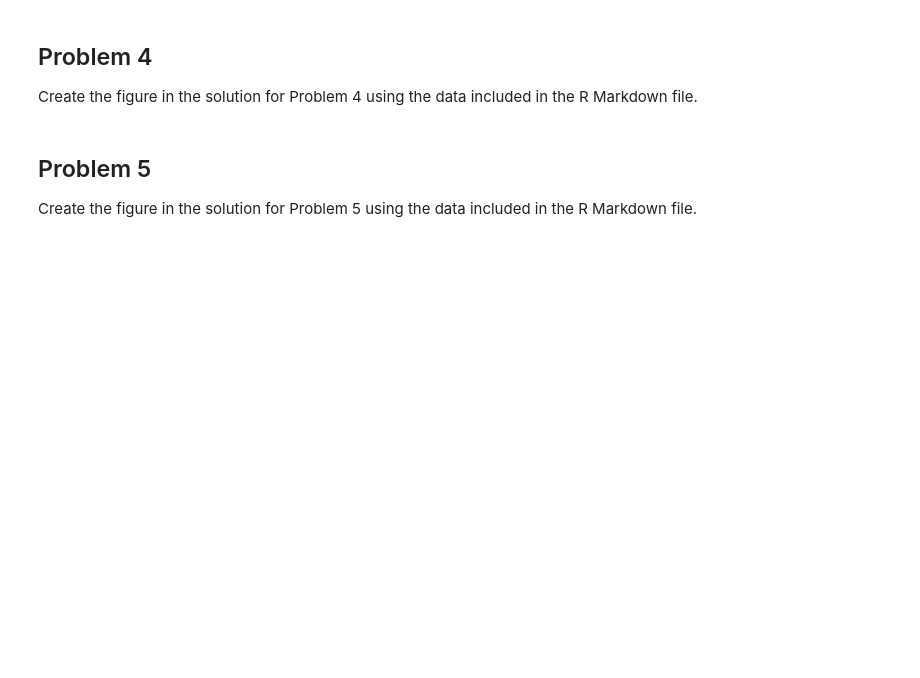
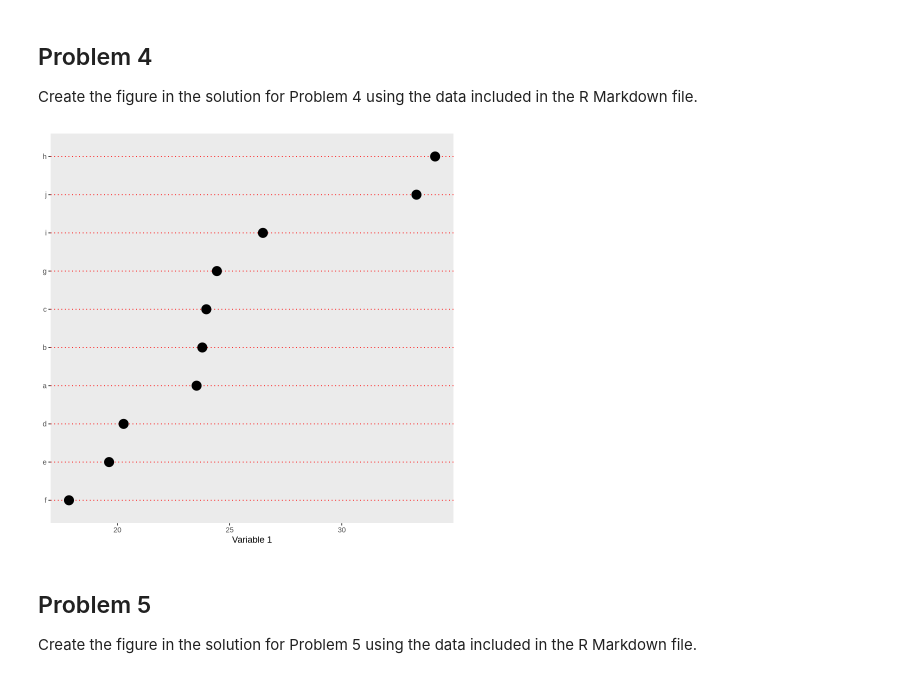
Before and after one commit to mwoitek/r_advanced_data_visualization, a Jupyter notebook: assignment_1/peer_review_1.ipynb, the cells around one changed output. Cells and saved outputs as stored; diff of their text form; code cells hidden in the pictures; blank space fills up the shorter version.

```diff
--- a/assignment_1/peer_review_1.ipynb
+++ b/assignment_1/peer_review_1.ipynb
@@ -65,6 +108,24 @@ var1 <- rnorm(10, 25, 5)
 names <- letters[1:10]
 
 dat4 <- tibble(names, var1)
+# %%
+ggplot2::ggplot(
+    data = dat4,
+    mapping = ggplot2::aes(x = var1, y = reorder(names, var1))
+) +
+    ggplot2::geom_point(size = 5) +
+    ggplot2::labs(x = "Variable 1") +
+    ggplot2::theme(
+        axis.title.y = ggplot2::element_blank(),
+        panel.grid.major.x = ggplot2::element_blank(),
+        panel.grid.minor.x = ggplot2::element_blank(),
+        panel.grid.major.y = ggplot2::element_line(
+            color = "red",
+            linetype = "dotted"
+        )
+    )
+# %% [output]
+[figure, added]
 # %% [markdown]
 ## Problem 5
 
```
Also changed, not shown: parts of 9 cells of this notebook, 3 other files.
